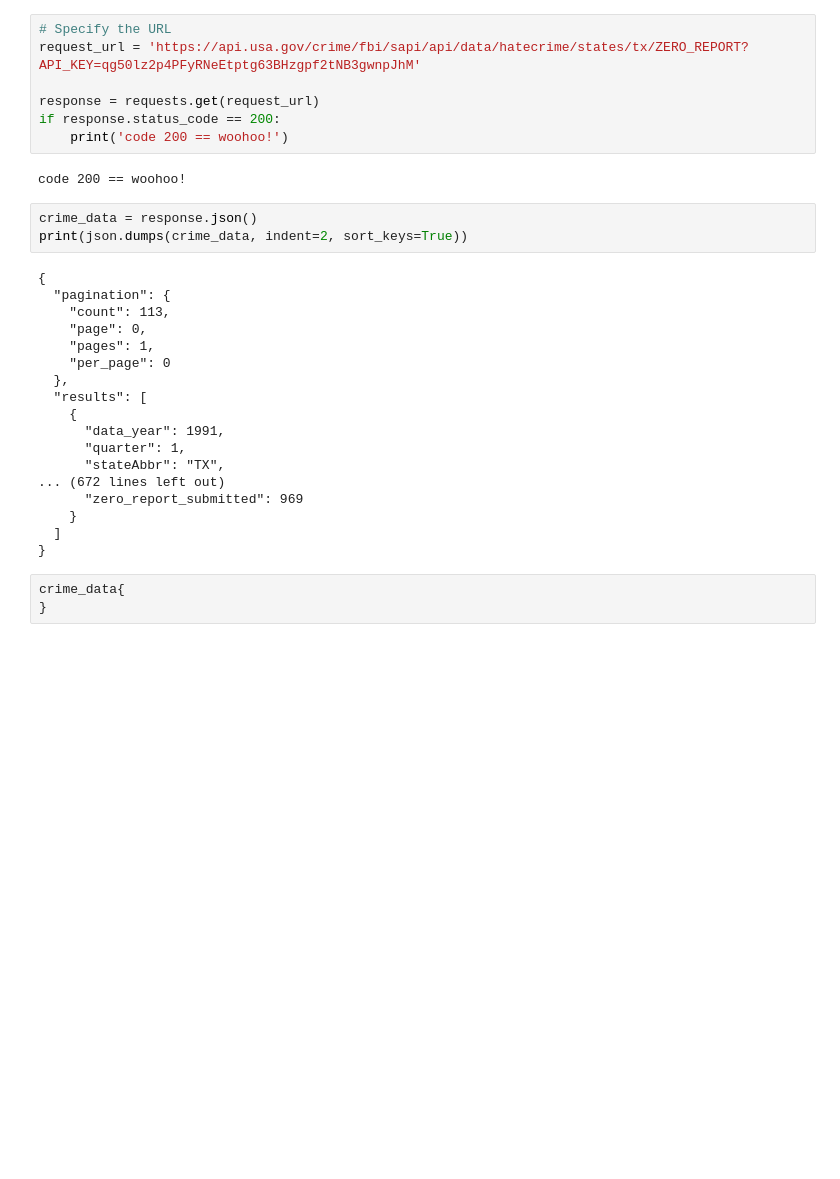
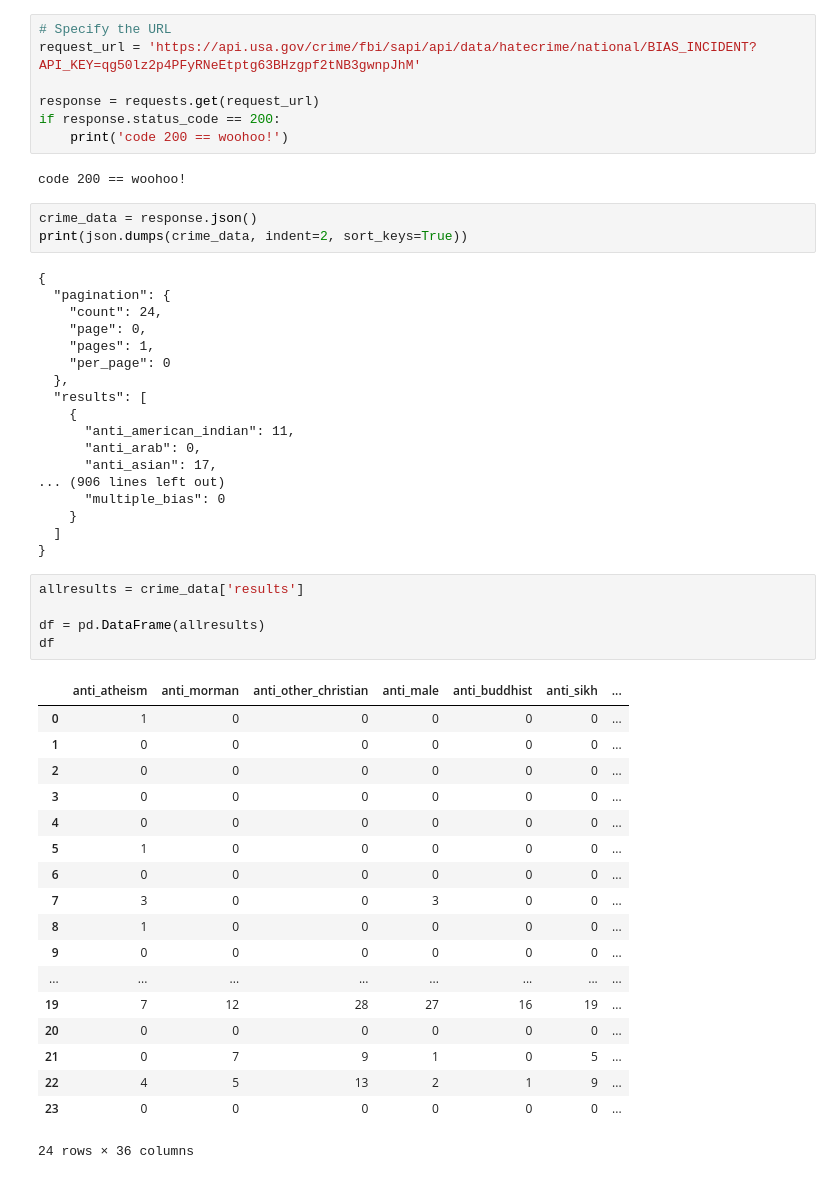
Before and after one commit to sjplaza/privateinvestigators, a Jupyter notebook: Project 1.ipynb, the cells around one changed output. Drawn from its saved outputs; the diff is of its cells as text; blank space fills up the shorter version.

```diff
--- a/Project 1.ipynb
+++ b/Project 1.ipynb
@@ -9,6 +8,6 @@ from config import fbi_key
 # %%
 # Specify the URL
-request_url = 'https://api.usa.gov/crime/fbi/sapi/api/data/hatecrime/states/tx/ZERO_REPORT?API_KEY=qg50lz2p4PFyRNeEtptg63BHzgpf2tNB3gwnpJhM'
+request_url = 'https://api.usa.gov/crime/fbi/sapi/api/data/hatecrime/national/BIAS_INCIDENT?API_KEY=qg50lz2p4PFyRNeEtptg63BHzgpf2tNB3gwnpJhM'
 
 response = requests.get(request_url)
 if response.status_code == 200:
@@ -21,21 +20,42 @@ print(json.dumps(crime_data, indent=2, sort_keys=True))
 # %% [output]
 {
   "pagination": {
-    "count": 113,
+    "count": 24,
     "page": 0,
     "pages": 1,
     "per_page": 0
   },
   "results": [
     {
-      "data_year": 1991,
-      "quarter": 1,
-      "stateAbbr": "TX",
-... (672 lines left out)
-      "zero_report_submitted": 969
+      "anti_american_indian": 11,
+      "anti_arab": 0,
+      "anti_asian": 17,
+... (906 lines left out)
+      "multiple_bias": 0
     }
   ]
 }
-# %%
-crime_data{
-}
+# %%
+allresults = crime_data['results']
+
+df = pd.DataFrame(allresults)
+df
+# %% [output]
+|  | anti_atheism | anti_morman | anti_other_christian | anti_male | anti_buddhist | anti_sikh | ... |
+| 0 | 1 | 0 | 0 | 0 | 0 | 0 | ... |
+| 1 | 0 | 0 | 0 | 0 | 0 | 0 | ... |
+| 2 | 0 | 0 | 0 | 0 | 0 | 0 | ... |
+| 3 | 0 | 0 | 0 | 0 | 0 | 0 | ... |
+| 4 | 0 | 0 | 0 | 0 | 0 | 0 | ... |
+| 5 | 1 | 0 | 0 | 0 | 0 | 0 | ... |
+| 6 | 0 | 0 | 0 | 0 | 0 | 0 | ... |
+| 7 | 3 | 0 | 0 | 3 | 0 | 0 | ... |
+| 8 | 1 | 0 | 0 | 0 | 0 | 0 | ... |
+| 9 | 0 | 0 | 0 | 0 | 0 | 0 | ... |
+| ... | ... | ... | ... | ... | ... | ... | ... |
+| 19 | 7 | 12 | 28 | 27 | 16 | 19 | ... |
+| 20 | 0 | 0 | 0 | 0 | 0 | 0 | ... |
+| 21 | 0 | 7 | 9 | 1 | 0 | 5 | ... |
+| 22 | 4 | 5 | 13 | 2 | 1 | 9 | ... |
+| 23 | 0 | 0 | 0 | 0 | 0 | 0 | ... |
+24 rows × 36 columns
```
Also changed, not shown: parts of 1 cell of this notebook, 1 other file.
